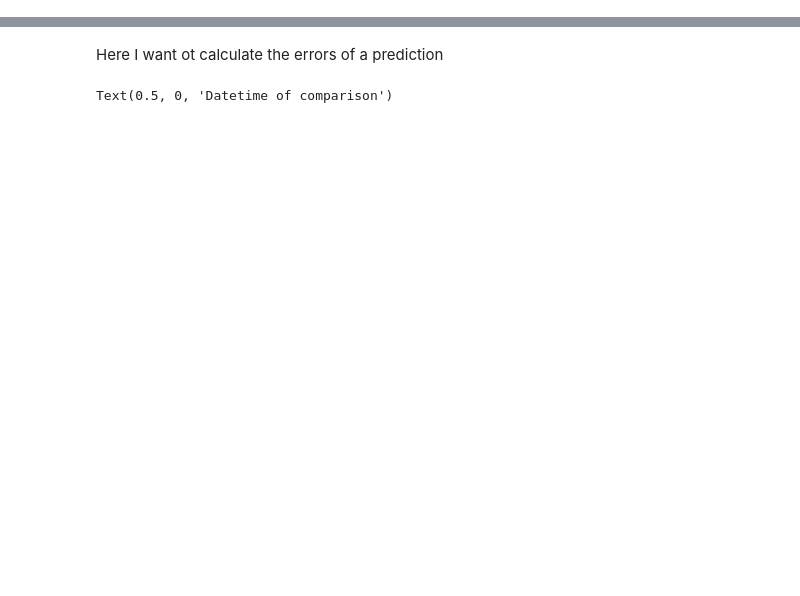
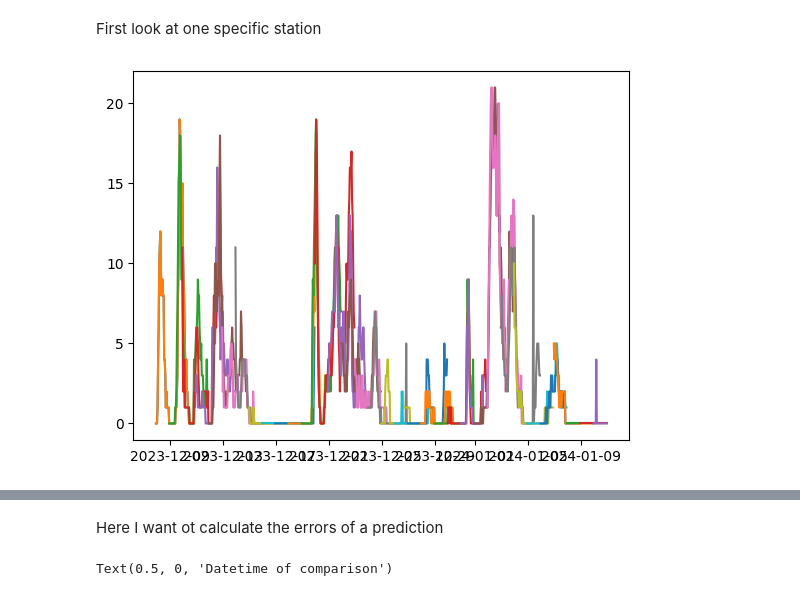
Before and after one commit to RobinU434/DataLiteracy, a Jupyter notebook: studies/robin.ipynb, the cells around one changed output, grey strips where cells are left out. Saved outputs shown, nothing was run; the diff lists cells and outputs as text; code cells hidden in the pictures; blank space fills up the shorter version.

```diff
--- a/studies/robin.ipynb
+++ b/studies/robin.ipynb
@@ -15,0 +188,16 @@ df.head()
+# %% [markdown]
+First look at one specific station
+# %%
+STATION_ID = 257
+# %%
+forecast = dataset.get_forecast(model=1, station_id=STATION_ID)
+
+
+fig, ax = plt.subplots()
+for call_time in sorted(forecast["call_time"].unique()):
+    sub_df = forecast[forecast["call_time"] == call_time]
+    t = sub_df["time"]
+    values = sub_df["precipitation_forecast"]
+    ax.plot(t, values)
+# %% [output]
+[figure, added]
```
Also changed, not shown: parts of 23 cells of this notebook.
